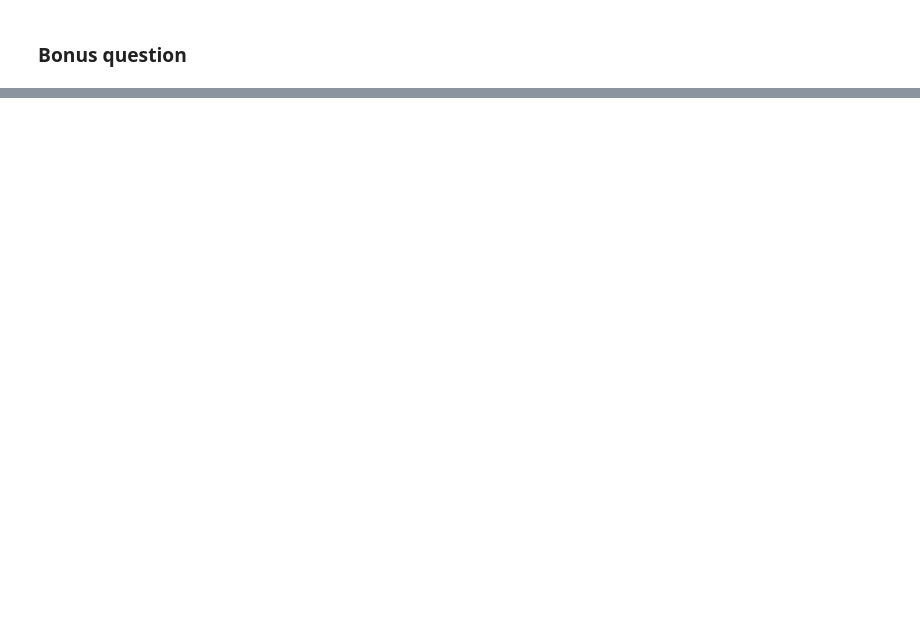
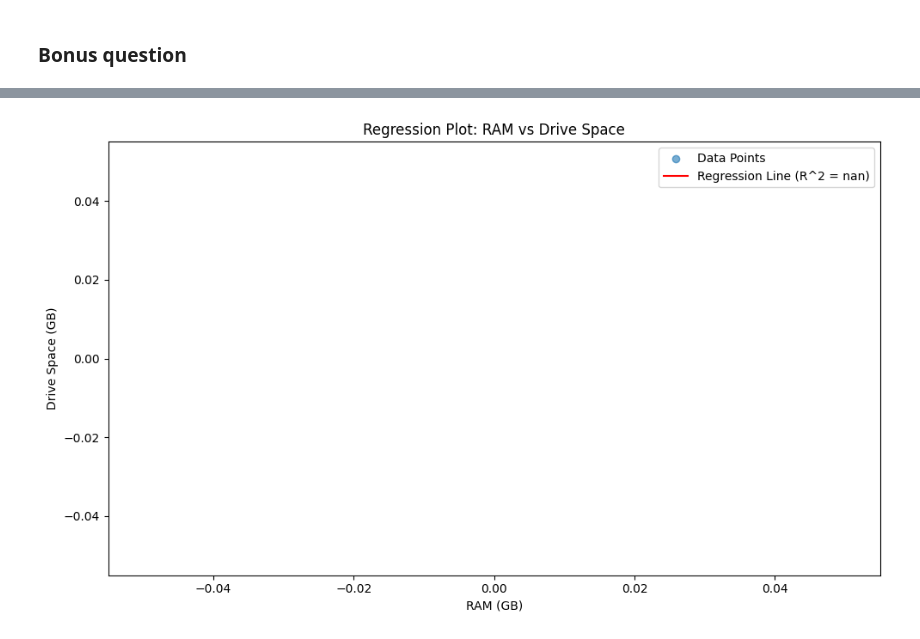
Before and after one commit to DaniilRein/miniproject1, a Jupyter notebook: mini_project1.ipynb, the cells around one changed output, grey strips where cells are left out. Cells and saved outputs as stored; diff of their text form; code cells hidden in the pictures; blank space fills up the shorter version.

```diff
--- a/mini_project1.ipynb
+++ b/mini_project1.ipynb
@@ -110,0 +294,61 @@ data = 'laptop_price - dataset.csv'
+# %%
+# Idea number 1.
+
+
+
+# np.corrcoef()
+
+
+
+
+import pandas as pd
+import numpy as np
+import matplotlib.pyplot as plt
+
+# Load data
+data = pd.read_csv('laptop_price - dataset.csv')
+
+# Ensure RAM and Memory columns are numeric
+data['RAM (GB)'] = pd.to_numeric(data['RAM (GB)'], errors='coerce')
+data['Memory'] = pd.to_numeric(data['Memory'], errors='coerce')
+
+# Drop rows with missing or invalid data
+data = data.dropna(subset=['RAM (GB)', 'Memory'])
+
+# Extract RAM and Memory columns
+X = data['RAM (GB)'].values  # Independent variable (RAM)
+y = data['Memory'].values  # Dependent variable (Drive Space)
+
+# Perform linear regression using NumPy
+X_mean = np.mean(X)
+y_mean = np.mean(y)
+
+# Calculate the slope (m) and intercept (c)
+m = np.sum((X - X_mean) * (y - y_mean)) / np.sum((X - X_mean)**2)
+c = y_mean - m * X
+
+# Generate predicted values
+y_pred = m * X + c
+
+# Calculate R^2
+ss_total = np.sum((y - y_mean)**2)  # Total sum of squares
+ss_residual = np.sum((y - y_pred)**2)  # Residual sum of squares
+r2 = 1 - (ss_residual / ss_total)
+
+# Plot the regression plot
+plt.figure(figsize=(10, 6))
+plt.scatter(X, y, alpha=0.6, label='Data Points')
+plt.plot(X, y_pred, color='red', label=f'Regression Line (R^2 = {r2:.4f})')
+
+# Customize the plot
+plt.title('Regression Plot: RAM vs Drive Space')
+plt.xlabel('RAM (GB)')
+plt.ylabel('Drive Space (GB)')
+plt.legend()
+plt.tight_layout()
+
+# Save and show the plot
+plt.savefig('ram_vs_drive_space_regression.png', format='png')
+plt.show()
+# %% [output]
+[figure, added]
```
Also changed, not shown: parts of 9 cells of this notebook, 2 other files.
